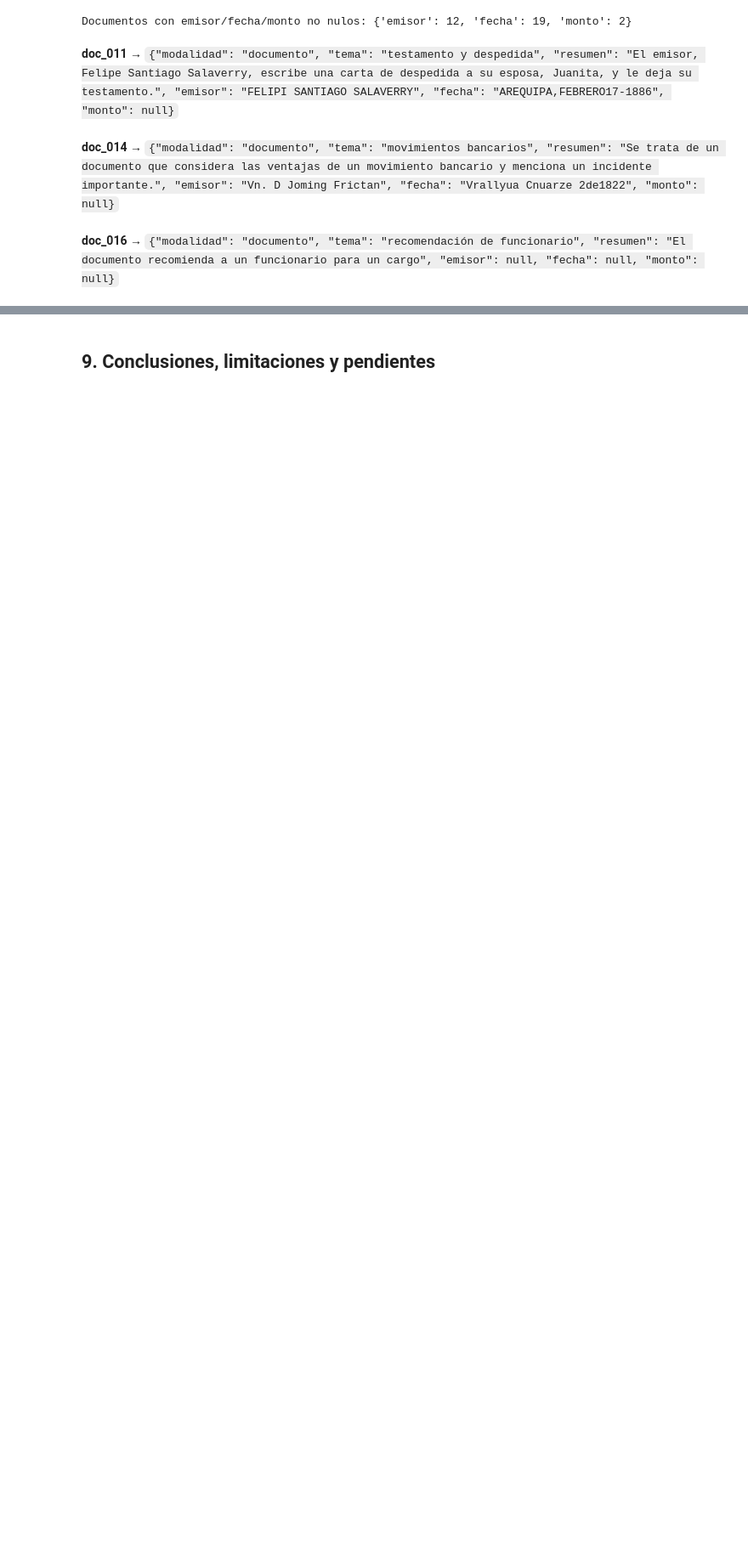
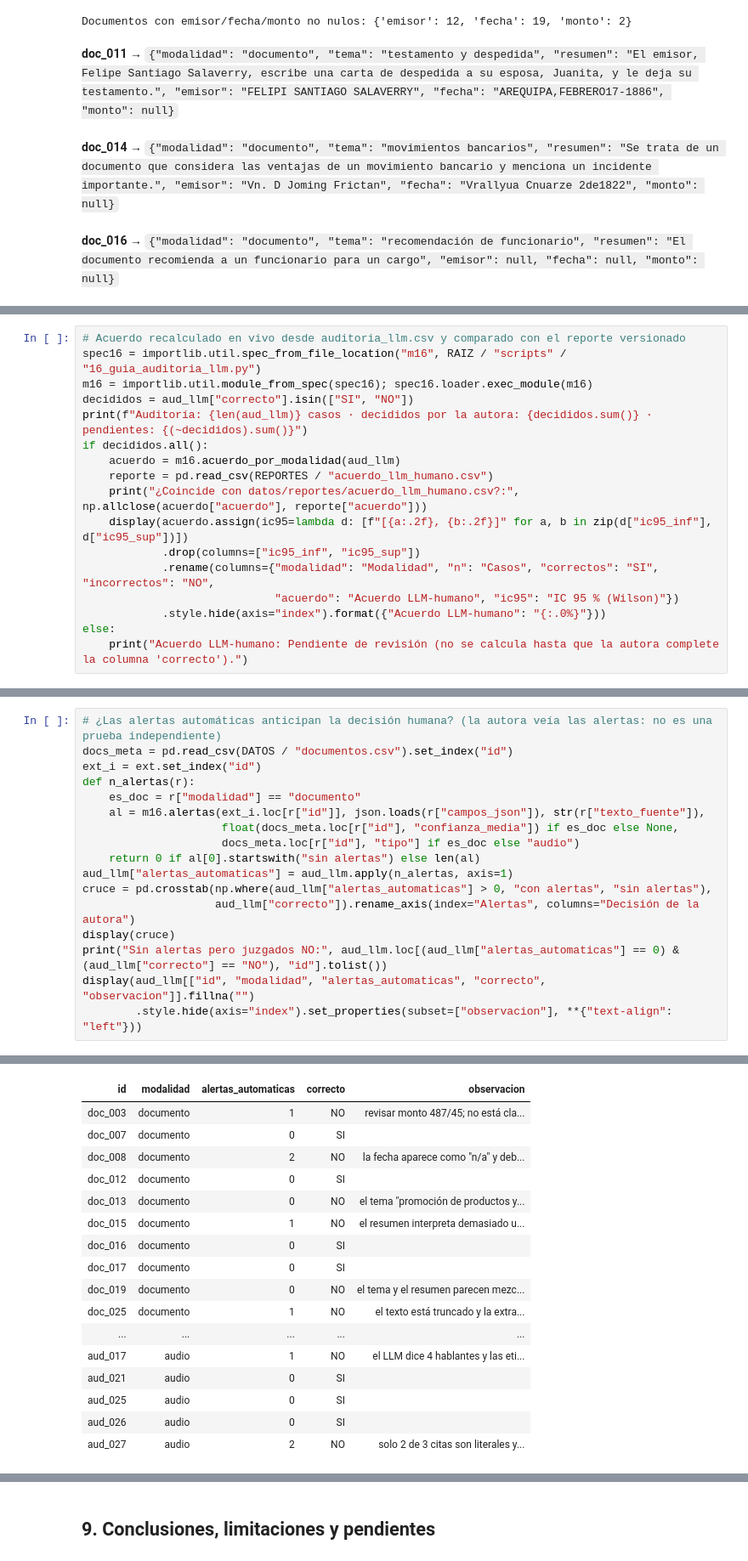
Before and after one commit to miriandelacon13-ux/tarea-2-voces-documentos-peruanos, a Jupyter notebook: tarea_2/02_evaluacion.ipynb, the cells around one changed output, grey strips where cells are left out. Shown at 85% size. Saved outputs shown, nothing was run; the diff lists cells and outputs as text; blank space fills up the shorter version.

```diff
--- a/tarea_2/02_evaluacion.ipynb
+++ b/tarea_2/02_evaluacion.ipynb
@@ -617,0 +591,17 @@ Acuerdo LLM-humano: Pendiente de revisión (no se calcula hasta que la autora co
+# %%
+# Acuerdo recalculado en vivo desde auditoria_llm.csv y comparado con el reporte versionado
+spec16 = importlib.util.spec_from_file_location("m16", RAIZ / "scripts" / "16_guia_auditoria_llm.py")
+m16 = importlib.util.module_from_spec(spec16); spec16.loader.exec_module(m16)
+decididos = aud_llm["correcto"].isin(["SI", "NO"])
+print(f"Auditoría: {len(aud_llm)} casos · decididos por la autora: {decididos.sum()} · pendientes: {(~decididos).sum()}")
+if decididos.all():
+    acuerdo = m16.acuerdo_por_modalidad(aud_llm)
+    reporte = pd.read_csv(REPORTES / "acuerdo_llm_humano.csv")
+    print("¿Coincide con datos/reportes/acuerdo_llm_humano.csv?:", np.allclose(acuerdo["acuerdo"], reporte["acuerdo"]))
+    display(acuerdo.assign(ic95=lambda d: [f"[{a:.2f}, {b:.2f}]" for a, b in zip(d["ic95_inf"], d["ic95_sup"])])
+            .drop(columns=["ic95_inf", "ic95_sup"])
+            .rename(columns={"modalidad": "Modalidad", "n": "Casos", "correctos": "SI", "incorrectos": "NO",
+                             "acuerdo": "Acuerdo LLM-humano", "ic95": "IC 95 % (Wilson)"})
+            .style.hide(axis="index").format({"Acuerdo LLM-humano": "{:.0%}"}))
+else:
+    print("Acuerdo LLM-humano: Pendiente de revisión (no se calcula hasta que la autora complete la columna 'correcto').")
@@ -617,0 +615,18 @@ Acuerdo LLM-humano: Pendiente de revisión (no se calcula hasta que la autora co
+# %%
+# ¿Las alertas automáticas anticipan la decisión humana? (la autora veía las alertas: no es una prueba independiente)
+docs_meta = pd.read_csv(DATOS / "documentos.csv").set_index("id")
+ext_i = ext.set_index("id")
+def n_alertas(r):
+    es_doc = r["modalidad"] == "documento"
+    al = m16.alertas(ext_i.loc[r["id"]], json.loads(r["campos_json"]), str(r["texto_fuente"]),
+                     float(docs_meta.loc[r["id"], "confianza_media"]) if es_doc else None,
+                     docs_meta.loc[r["id"], "tipo"] if es_doc else "audio")
+    return 0 if al[0].startswith("sin alertas") else len(al)
+aud_llm["alertas_automaticas"] = aud_llm.apply(n_alertas, axis=1)
+cruce = pd.crosstab(np.where(aud_llm["alertas_automaticas"] > 0, "con alertas", "sin alertas"),
+                    aud_llm["correcto"]).rename_axis(index="Alertas", columns="Decisión de la autora")
+display(cruce)
+print("Sin alertas pero juzgados NO:", aud_llm.loc[(aud_llm["alertas_automaticas"] == 0) & (aud_llm["correcto"] == "NO"), "id"].tolist())
+display(aud_llm[["id", "modalidad", "alertas_automaticas", "correcto", "observacion"]].fillna("")
+        .style.hide(axis="index").set_properties(subset=["observacion"], **{"text-align": "left"}))
+# %% [output]
@@ -618,3 +638,20 @@ Acuerdo LLM-humano: Pendiente de revisión (no se calcula hasta que la autora co
+| id | modalidad | alertas_automaticas | correcto | observacion |
+| doc_003 | documento | 1 | NO | revisar monto 487/45; no está cla... |
+| doc_007 | documento | 0 | SI |  |
+| doc_008 | documento | 2 | NO | la fecha aparece como "n/a" y deb... |
+| doc_012 | documento | 0 | SI |  |
+| doc_013 | documento | 0 | NO | el tema "promoción de productos y... |
+| doc_015 | documento | 1 | NO | el resumen interpreta demasiado u... |
+| doc_016 | documento | 0 | SI |  |
+| doc_017 | documento | 0 | SI |  |
+| doc_019 | documento | 0 | NO | el tema y el resumen parecen mezc... |
+| doc_025 | documento | 1 | NO | el texto está truncado y la extra... |
+| ... | ... | ... | ... | ... |
+| aud_017 | audio | 1 | NO | el LLM dice 4 hablantes y las eti... |
+| aud_021 | audio | 0 | SI |  |
+| aud_025 | audio | 0 | SI |  |
+| aud_026 | audio | 0 | SI |  |
+| aud_027 | audio | 2 | NO | solo 2 de 3 citas son literales y... |
 # %% [markdown]
 **Extracción estructurada.**
 - **Formato:** el LLM local produjo **JSON válido en 55 de 55 casos** gracias a la salida forzada por esquema.
```
Also changed, not shown: parts of 8 cells of this notebook, 6 other files.
